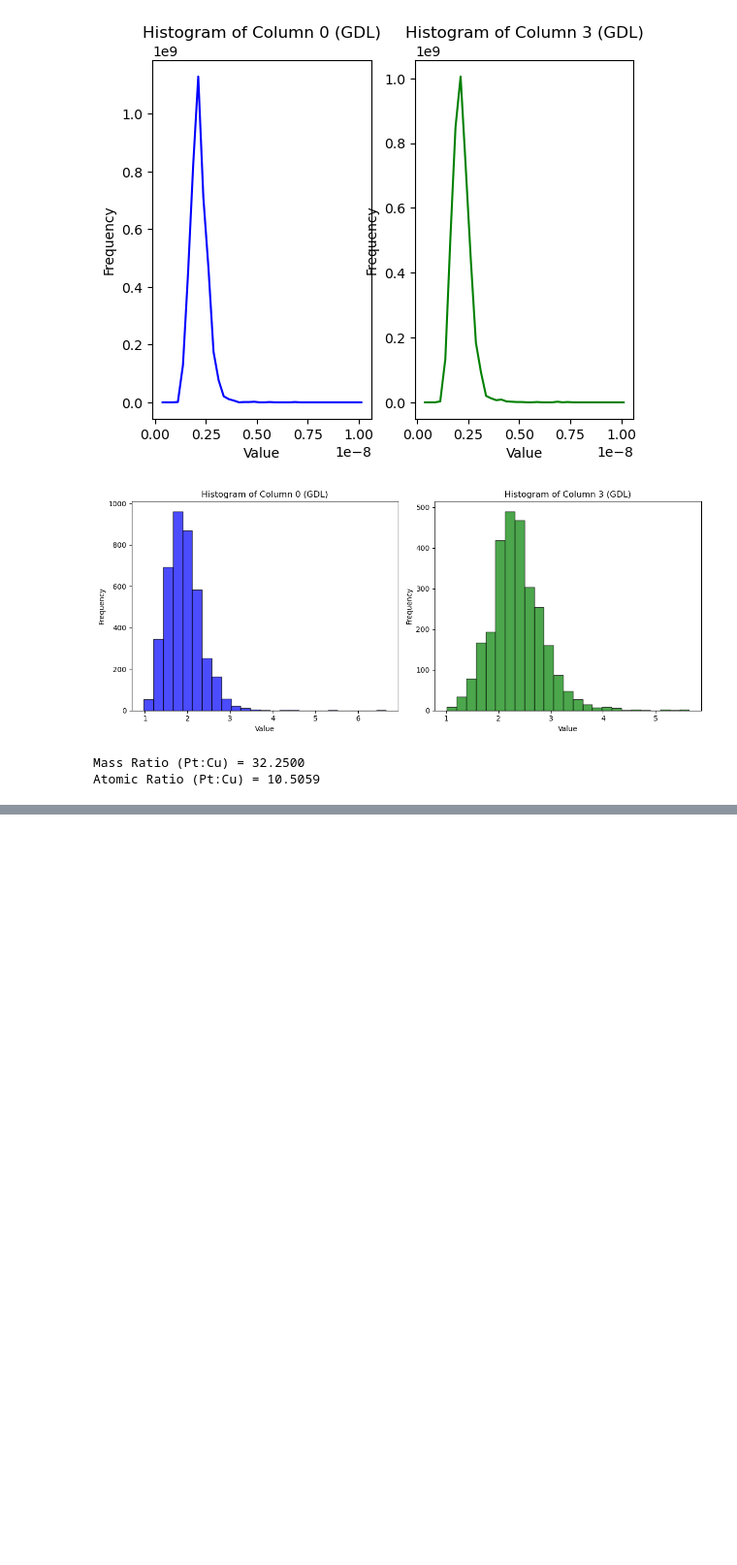
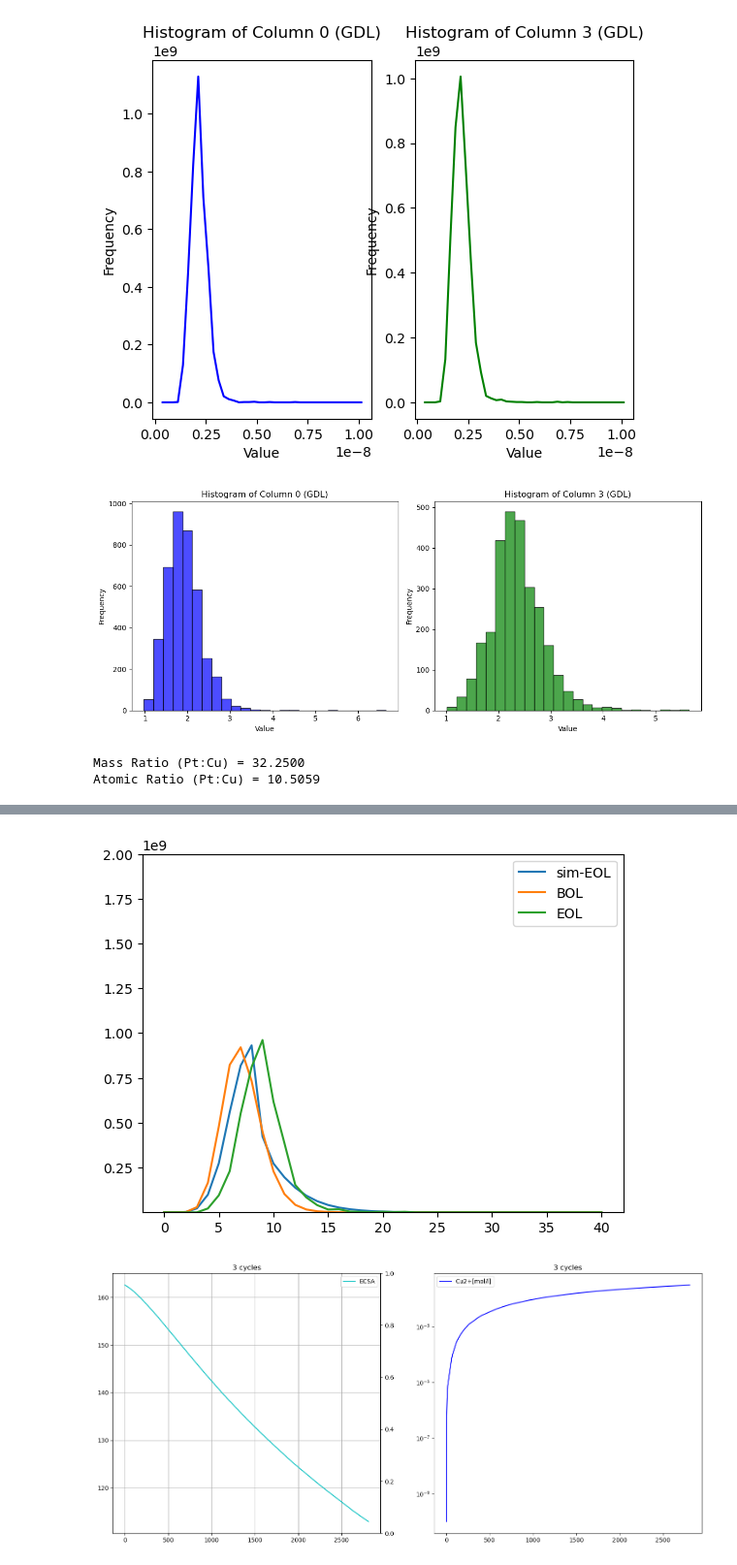
Before and after one commit to MatejPrijatelj/morelife_gen3_fit, a Jupyter notebook: importg3c.ipynb, the cells around one changed output, grey strips where cells are left out. Shown at 97% size. Drawn from its saved outputs; the diff is of its cells as text; code cells hidden in the pictures; blank space fills up the shorter version.

```diff
--- a/importg3c.ipynb
+++ b/importg3c.ipynb
@@ -623,0 +1119,63 @@ plt.plot(hist[1][1:],hist[0])
+# %%
+om=f_X_to_dist(sol.y[:,-1],vec_l,vec_c)
+om=f_X_to_dist(rez_X_4[-1,:],vec_l,vec_c)
+r_EOL=bimet_morelife_gen3c.f_om_to_r(om)
+rez_norm_r_EOL = bimet_morelife_gen3c.f_norm_dist1d(vec_r,r_EOL)
+plt.plot(rez_norm_r_EOL,label="sim-EOL")
+
+#plt.plot(rez_norm_r_BOL,label="BOL")
+plt.plot(rez_norm_r_BOL,label="BOL")
+
+plt.plot(hist_fix_EOL,label="EOL")
+plt.legend()
+#plt.plot(rez_norm_r)
+#plt.yscale("log")
+plt.ylim([1e3,2e9])
+
+#plt.plot(rez_norm_r_EOL,label="sim-EOL")
+
+#plot Pt,Cu,...
+def f_plot_stats(rez_n,rez_stat,rez_X,fname="defname.png"):
+    res_r=rez_stat[:,2]
+    res_ECSA=rez_stat[:,5]
+    res_Pt=rez_stat[:,-2]
+    res_Cu=rez_stat[:,-1]
+
+    fig, axes = plt.subplots(1,2,figsize=(18, 8))
+    p4,=axes[0].plot(rez_n,res_ECSA,color=color4, label="ECSA")
+    #p1,=axes[0].plot(rez_n,res_r,color=color1, label="voltage")
+
+    axes[0].grid(True)
+    axes2=axes[0].twinx()
+
+    #p2,=axes2.plot(rez_n,res_Pt,color=color2, label="Pt2+[mol/l]")
+    #p3,=axes2.plot(rez_n,res_Cu,color=color3, label="Cu2+[mol/l]")
+    #axes2.set_yscale('log')
+
+    #lns = [p1,p2,p3,p4]
+    lns = [p4]
+
+    axes[0].legend(handles=lns, loc='best')
+    axes[0].set_title("3 cycles")
+
+    #p11,=axes[1].plot(rez_n,rez_X_4[:,0],color=color2, label="Pt2+[mol/l]")
+    p12,=axes[1].plot(rez_n,rez_X_4[:,2],color=color3, label="Cu2+[mol/l]")
+    #rez_X_4[:,1]
+    lns=[p12]
+    axes[1].legend(handles=lns, loc='best')
+    axes[1].set_title("3 cycles")
+    axes[1].set_yscale('log')
+
+    plt.savefig(fname)
+    plt.show()
+#rez_X_4,rez_n_4,rez_stat_4
+#rez_X_4[:,1]
+f_plot_stats(rez_n_4,rez_stat_4,rez_X_4,fname="defname.png")
+
+#print price at begining and end!
+print(f_price())
+
+rezultat = differential_evolution(f_price_direct, bounds=bounds_alter,x0=vek_0_alter,polish=True,popsize=100, maxiter=200, callback=f_callback, tol=0.0001, disp = True,updating="deferred",workers=-1)
+# %% [output]
+[figure, added]
+[figure, added]
```
Also changed, not shown: parts of 42 cells of this notebook, 2 other files.
